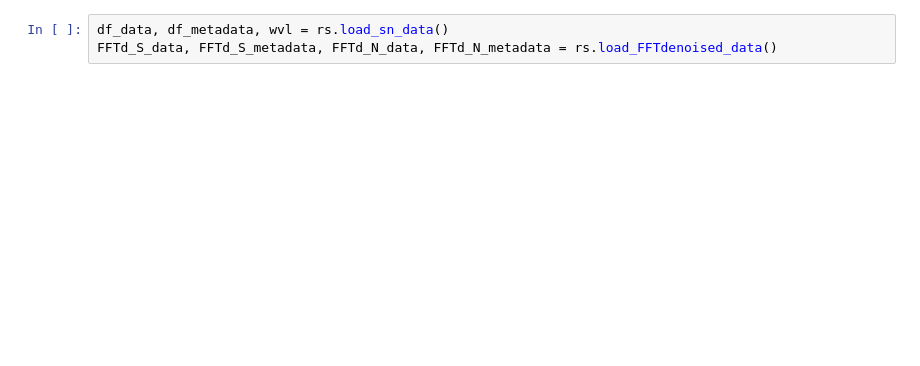
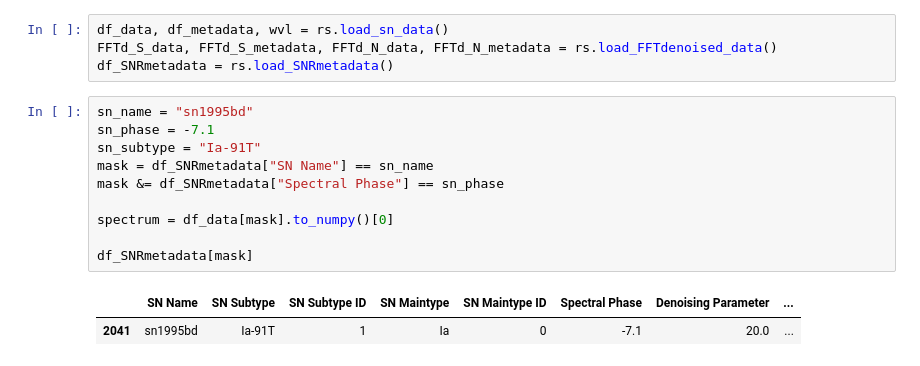
Before and after one commit to FoxFortino/spec_res, a Jupyter notebook: nb/20260214_SNR_small_multiples.ipynb, the cells around one changed output. Drawn from its saved outputs; the diff is of its cells as text; blank space fills up the shorter version.

```diff
--- a/nb/20260214_SNR_small_multiples.ipynb
+++ b/nb/20260214_SNR_small_multiples.ipynb
@@ -28,3 +31,17 @@ from importlib import reload
 # %%
 df_data, df_metadata, wvl = rs.load_sn_data()
 FFTd_S_data, FFTd_S_metadata, FFTd_N_data, FFTd_N_metadata = rs.load_FFTdenoised_data()
+df_SNRmetadata = rs.load_SNRmetadata()
+# %%
+sn_name = "sn1995bd"
+sn_phase = -7.1
+sn_subtype = "Ia-91T"
+mask = df_SNRmetadata["SN Name"] == sn_name
+mask &= df_SNRmetadata["Spectral Phase"] == sn_phase
+
+spectrum = df_data[mask].to_numpy()[0]
+
+df_SNRmetadata[mask]
+# %% [output]
+|  | SN Name | SN Subtype | SN Subtype ID | SN Maintype | SN Maintype ID | Spectral Phase | Denoising Parameter | ... |
+| 2041 | sn1995bd | Ia-91T | 1 | Ia | 0 | -7.1 | 20.0 | ... |
```
Also changed, not shown: parts of 6 cells of this notebook, 1 other file.
